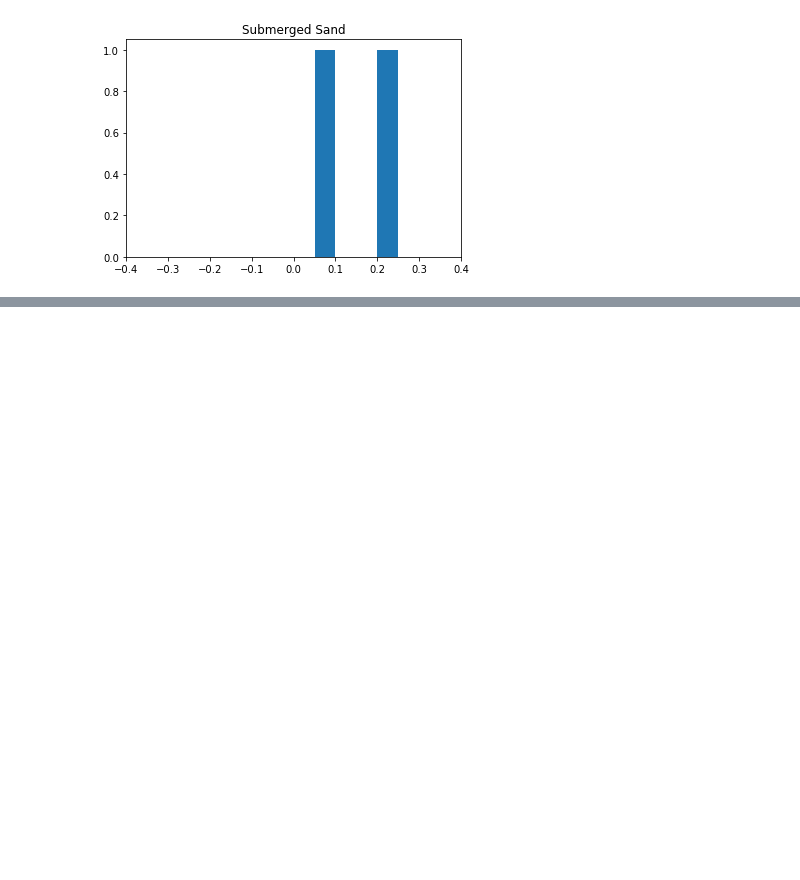
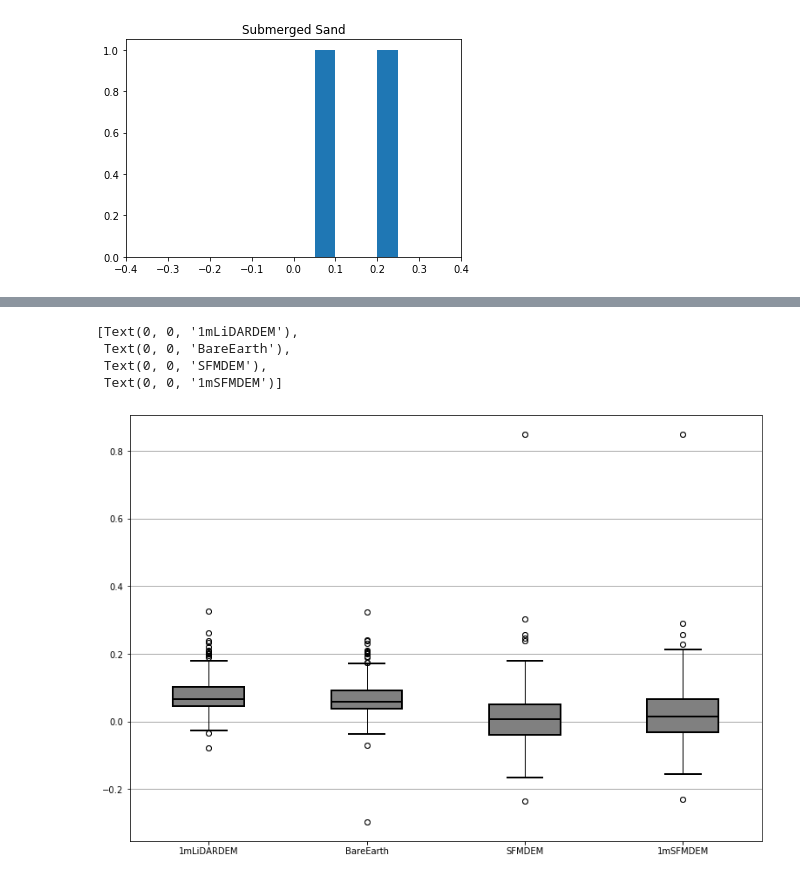
Before and after one commit to jxhigh/Learning_Python_in_Great_Marshes_Region, a Jupyter notebook: Compared_RTK_Elevations_with_1mgrid_SFM_DEM.ipynb, the cells around one changed output, grey strips where cells are left out. Cells and saved outputs as stored; diff of their text form; code cells hidden in the pictures; blank space fills up the shorter version.

```diff
--- a/Compared_RTK_Elevations_with_1mgrid_SFM_DEM.ipynb
+++ b/Compared_RTK_Elevations_with_1mgrid_SFM_DEM.ipynb
@@ -874,0 +913,55 @@ rmse= 0.15183708374438698
+# %%
+collectn_1 = df2["Elevation Difference"]
+collectn_2 = df3["Elevation Difference"]
+collectn_3 = df4["Elevation Difference"]
+collectn_4 = df5["Elevation Difference"]
+data_to_plot = [collectn_1, collectn_2, collectn_3, collectn_4]
+fig = plt.figure(1, figsize=(13, 9))
+
+# Create an axes instance
+ax = fig.add_subplot(111)
+# Create the boxplot
+bp = ax.boxplot(data_to_plot)
+
+## add patch_artist=True option to ax.boxplot()
+## to get fill color
+bp = ax.boxplot(data_to_plot, patch_artist=True)
+
+## change outline color, fill color and linewidth of the boxes
+for box in bp['boxes']:
+    # change outline color
+    box.set(color ='black', linewidth=2)
+    # change fill color
+    box.set( facecolor = 'gray' )
+
+## change color and linewidth of the whiskers
+for whisker in bp['whiskers']:
+    whisker.set(color='black', linewidth=1)
+
+## change color and linewidth of the caps
+for cap in bp['caps']:
+    cap.set(color='black', linewidth=2)
+
+## change color and linewidth of the medians
+for median in bp['medians']:
+    median.set(color="black", linewidth=2)
+
+## change the style of fliers and their fill
+for flier in bp['fliers']:
+    flier.set(marker='o', color='e7298a', alpha=0.5)
+
+# Add a horizontal grid to the plot, but make it very light in color
+# so we can use it for reading data values but not be distracting
+ax.yaxis.grid(True, linestyle='-', which='major', color='#333333',
+               alpha=0.5)
+
+## Custom x-axis labels
+ax.set_xticklabels(['1mLiDARDEM', 'BareEarth', 'SFMDEM', '1mSFMDEM'])
+
+#fig.savefig('fig1.png', bbox_inches='tight')
+# %% [output]
+[Text(0, 0, '1mLiDARDEM'),
+ Text(0, 0, 'BareEarth'),
+ Text(0, 0, 'SFMDEM'),
+ Text(0, 0, '1mSFMDEM')]
+[figure, added]
```
Also changed, not shown: parts of 6 cells of this notebook.
